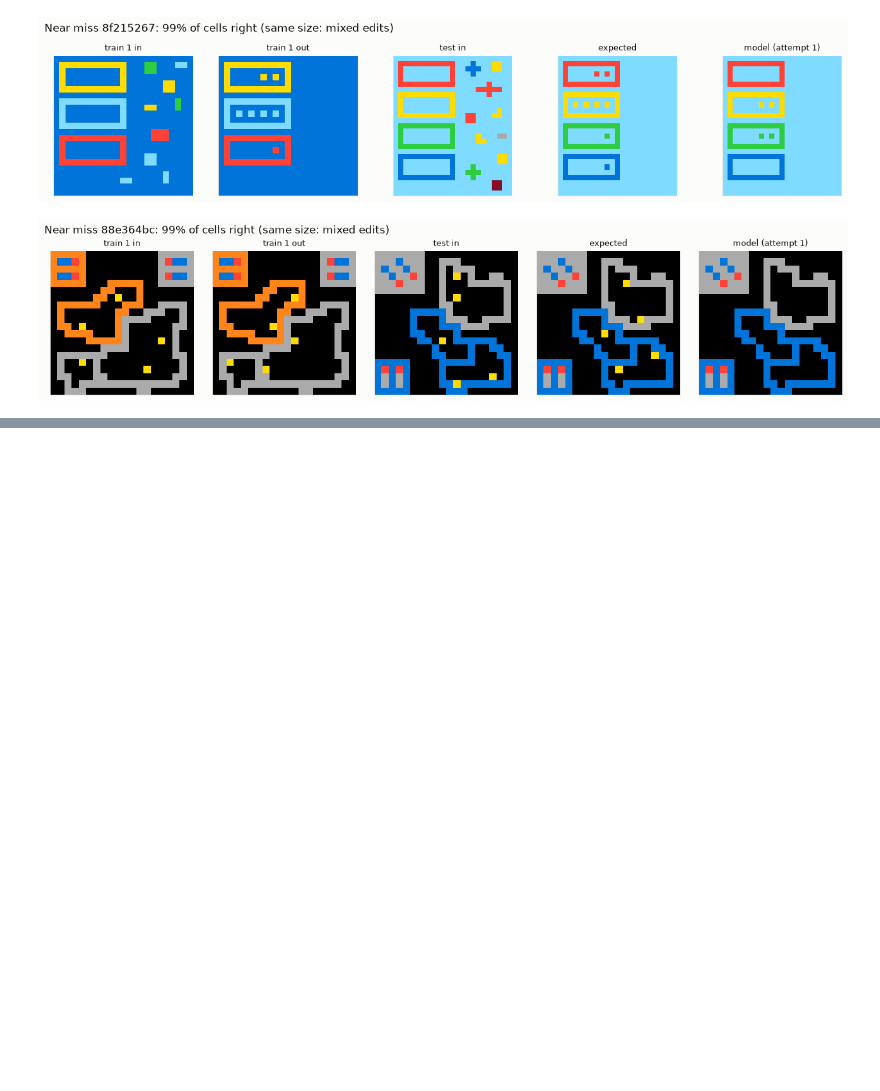
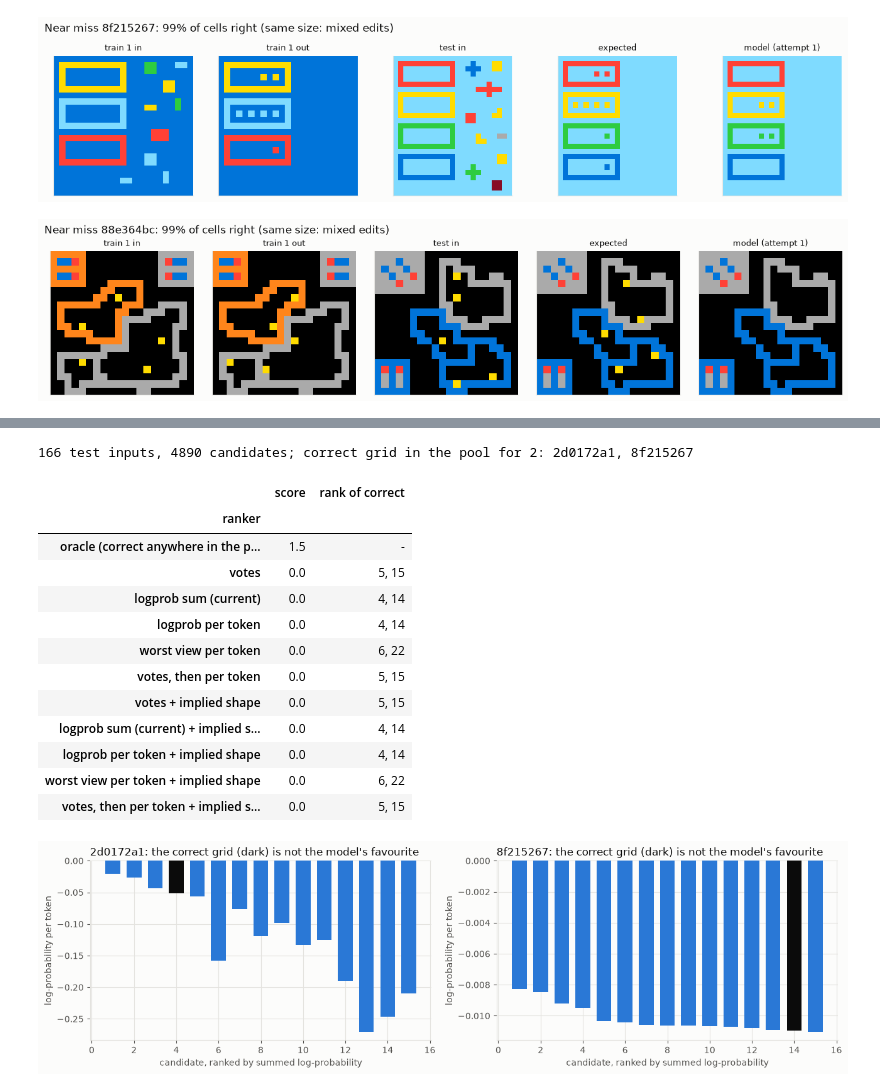
Before and after one commit to AbdullahAssi/arc-agi-2-hybrid-solver, a Jupyter notebook: llm_analysis.ipynb, the cells around one changed output, grey strips where cells are left out. Cells and saved outputs as stored; diff of their text form; code cells hidden in the pictures; blank space fills up the shorter version.

```diff
--- a/llm_analysis.ipynb
+++ b/llm_analysis.ipynb
@@ -267,0 +278,46 @@ for _, r in near.iterrows():
+# %%
+from llm.rank import RANKERS, rank, implied_shape, n_tokens
+
+pool = json.loads((RES / "llm_pool_evaluation_ttt_task_pool_q17.json").read_text())
+n_tests = pd.Series([r["task"] for r in pool]).value_counts()
+in_pool = [r for r in pool if any(c["correct"] for c in r["candidates"])]
+rows = [{"ranker": "oracle (correct anywhere in the pool)",
+         "score": sum(1 / n_tests[r["task"]] for r in in_pool), "rank of correct": "-"}]
+for use_shape in (False, True):
+    for name, key in RANKERS.items():
+        score, ranks = 0.0, []
+        for r in pool:
+            order = rank(r["candidates"], key, implied_shape(eval_tasks[r["task"]], r["test"]) if use_shape else None)
+            score += any(c["correct"] for c in order[:2]) / n_tests[r["task"]]
+            if r in in_pool:
+                ranks.append(next(i for i, c in enumerate(order, 1) if c["correct"]))
+        rows.append({"ranker": name + (" + implied shape" if use_shape else ""), "score": score,
+                     "rank of correct": ", ".join(map(str, ranks))})
+print(f"{len(pool)} test inputs, {sum(len(r['candidates']) for r in pool)} candidates; "
+      f"correct grid in the pool for {len(in_pool)}: {', '.join(r['task'] for r in in_pool)}")
+display(pd.DataFrame(rows).set_index("ranker"))
+
+fig, axes = plt.subplots(1, len(in_pool), figsize=(6.5 * len(in_pool), 3.8), squeeze=False)
+for ax, r in zip(axes[0], in_pool):
+    cands = sorted(r["candidates"], key=lambda c: -sum(c["logprobs"]))[:15]
+    per_tok = [np.mean(c["logprobs"]) / n_tokens(np.array(c["grid"]).shape) for c in cands]
+    ax.bar(range(1, len(cands) + 1), per_tok, color=[INK if c["correct"] else SERIES[0] for c in cands], width=0.7)
+    ax.set(xlabel="candidate, ranked by summed log-probability", ylabel="log-probability per token")
+    ax.set_title(f"{r['task']}: the correct grid (dark) is not the model's favourite", loc="left")
+plt.tight_layout(); plt.show()
+# %% [output]
+166 test inputs, 4890 candidates; correct grid in the pool for 2: 2d0172a1, 8f215267
+|  | score | rank of correct |
+| ranker |  |  |
+| oracle (correct anywhere in the p... | 1.5 | - |
+| votes | 0.0 | 5, 15 |
+| logprob sum (current) | 0.0 | 4, 14 |
+| logprob per token | 0.0 | 4, 14 |
+| worst view per token | 0.0 | 6, 22 |
+| votes, then per token | 0.0 | 5, 15 |
+| votes + implied shape | 0.0 | 5, 15 |
+| logprob sum (current) + implied s... | 0.0 | 4, 14 |
+| logprob per token + implied shape | 0.0 | 4, 14 |
+| worst view per token + implied shape | 0.0 | 6, 22 |
+| votes, then per token + implied s... | 0.0 | 5, 15 |
+[figure, added]
```
Also changed, not shown: parts of 7 cells of this notebook, 4 other files.
